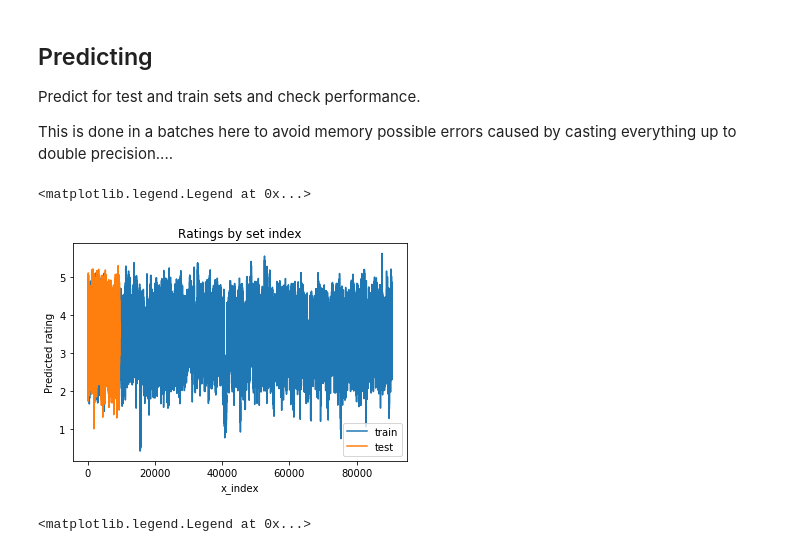
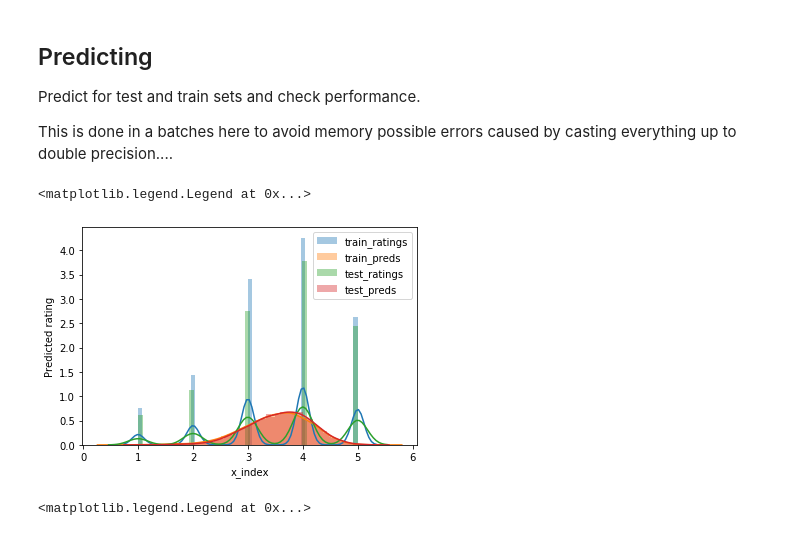
Before and after one commit to garethjns/TF2FactorizationMachine, a Jupyter notebook: examples/2_movie_lens_data.ipynb, the cells around one changed output. Saved outputs shown, nothing was run; the diff lists cells and outputs as text; code cells hidden in the pictures.

```diff
--- a/examples/2_movie_lens_data.ipynb
+++ b/examples/2_movie_lens_data.ipynb
@@ -182,18 +182,23 @@ for x_train_idx, x_test_idx in zip(np.array_split(np.arange(y_train.shape[0]), n
 
     y_pred_train[x_train_idx] = mod(tf.cast(x_train[x_train_idx], tf.double))
     y_pred_test[x_test_idx] = mod(tf.cast(x_test[x_test_idx], tf.double))
-# %%
-plt.plot(y_pred_train,
-         label='train')
-plt.plot(y_pred_test,
-         label='test')
-plt.xlabel('x_index')
-plt.ylabel('Predicted rating')
-plt.title('Ratings by set index')
-plt.legend()
-# %% [output]
-<matplotlib.legend.Legend at 0x...>
-[figure, removed]
+# %%
+import seaborn as sns
+
+sns.distplot(train.rating,
+             label='train_ratings')
+sns.distplot(y_pred_train,
+             label='train_preds')
+sns.distplot(test.rating,
+             label='test_ratings')
+sns.distplot(y_pred_test,
+             label='test_preds')
+plt.xlabel('x_index')
+plt.ylabel('Predicted rating')
+plt.legend()
+# %% [output]
+<matplotlib.legend.Legend at 0x...>
+[figure, added]
 # %%
 plt.scatter(y_train, y_pred_train,
             label='train')
```
Also changed, not shown: parts of 7 cells of this notebook, 1 other file.
